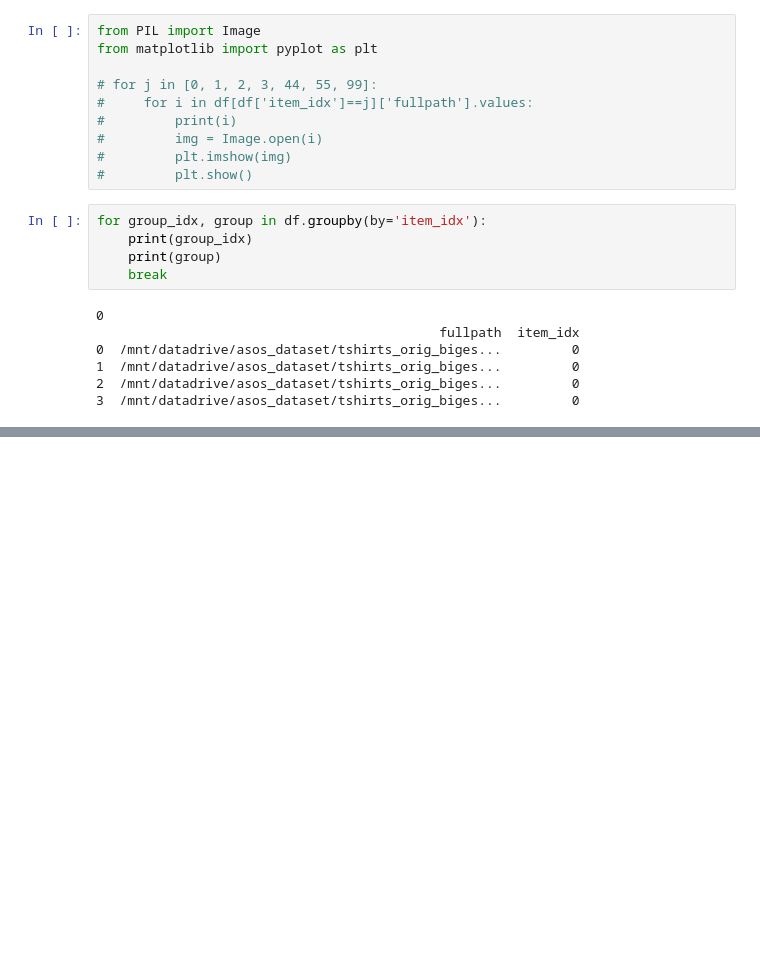
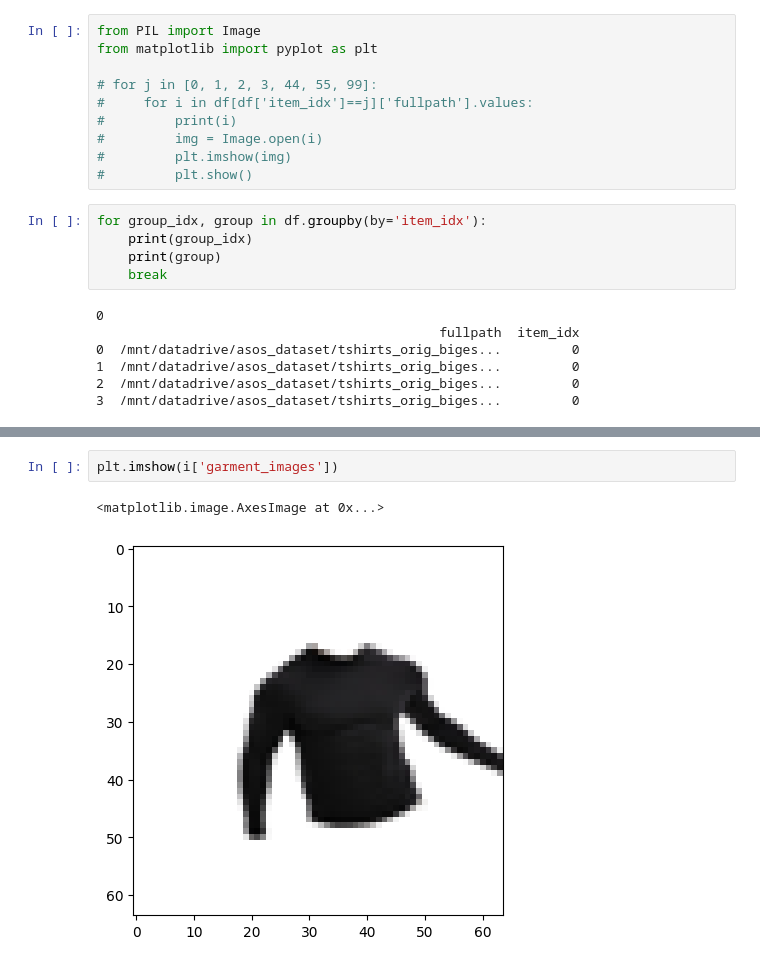
Before and after one commit to concrete13377/tryondiffusion, a Jupyter notebook: nb.ipynb, the cells around one changed output, grey strips where cells are left out. Cells and saved outputs as stored; diff of their text form; blank space fills up the shorter version.

```diff
--- a/nb.ipynb
+++ b/nb.ipynb
@@ -155,0 +261,5 @@ torch.Size([18, 2])
+# %%
+plt.imshow(i['garment_images'])
+# %% [output]
+<matplotlib.image.AxesImage at 0x...>
+[figure, added]
```
Also changed, not shown: parts of 5 cells of this notebook, 8 other files.
